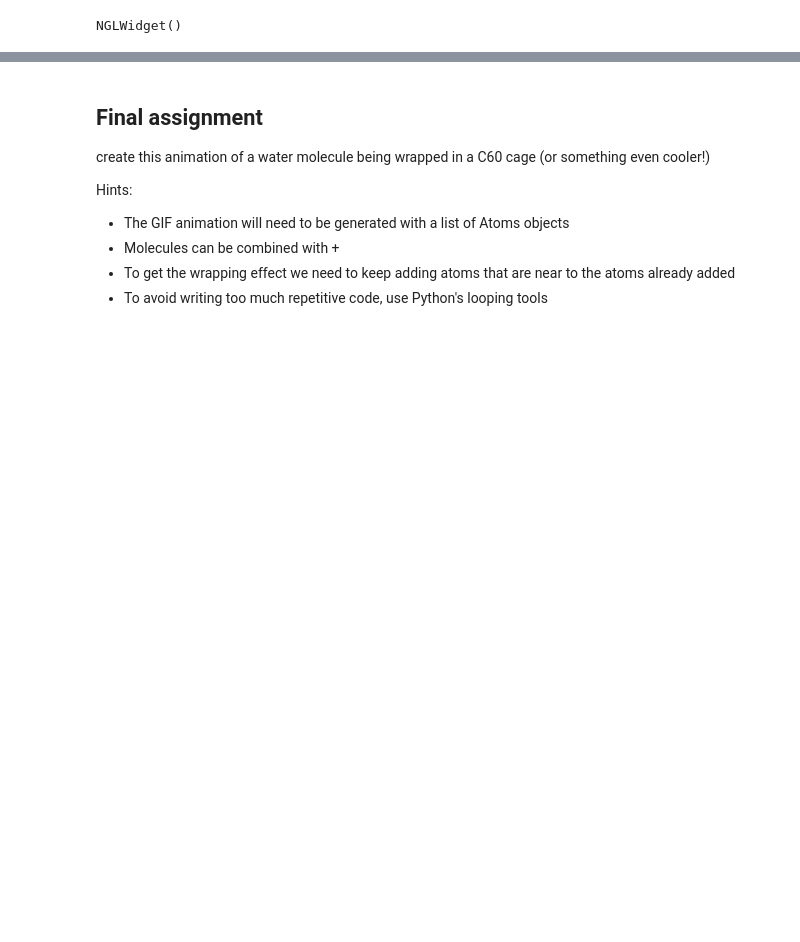
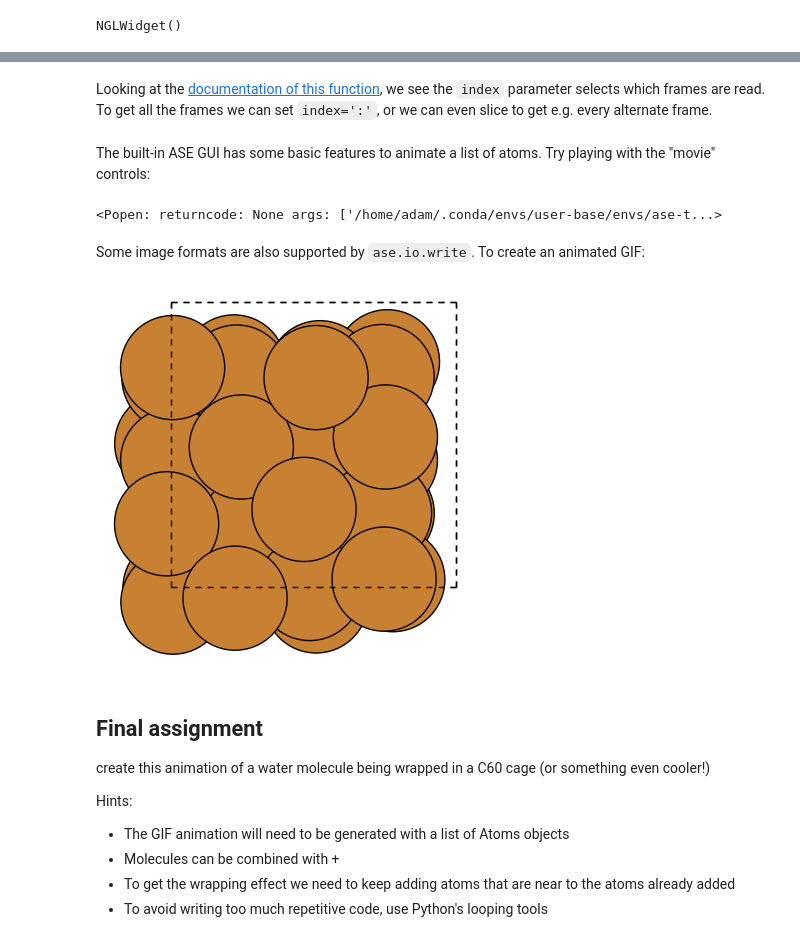
Before and after one commit to ASE-Workshop-2023/tutorial, a Jupyter notebook: development/Atoms.ipynb, the cells around one changed output, grey strips where cells are left out. Drawn from its saved outputs; the diff is of its cells as text; code cells hidden in the pictures; blank space fills up the shorter version.

Commit message:
Atoms tutorial draft: sequences

```diff
--- a/development/Atoms.ipynb
+++ b/development/Atoms.ipynb
@@ -408,0 +426,9 @@ NGLWidget()
+# %%
+atoms = ase.build.bulk('Cu', cubic=True) * 2
+
+atoms_sequence = []
+for frame in range(10):
+    atoms.rattle(stdev=0.02)  # rattle modifies the atoms in-place
+    atoms_sequence.append(atoms.copy())
+
+ase.io.write('cu_rattle.xyz', atoms_sequence, format='extxyz')
@@ -408,0 +444,2 @@ NGLWidget()
+# %% [markdown]
+Looking at the [documentation of this function](https://wiki.fysik.dtu.dk/ase/ase/io/io.html#ase.io.read), we see the `index` parameter selects which frames are read. To get all the frames we can set `index=':'`, or we can even slice to get e.g. every alternate frame.
@@ -409,3 +448,15 @@ NGLWidget()
+# %% [markdown]
+The built-in ASE GUI has some basic features to animate a list of atoms. Try playing with the "movie" controls:
+# %%
+view(atoms_alternating)
+# %% [output]
+<Popen: returncode: None args: ['/home/adam/.conda/envs/user-base/envs/ase-t...>
+# %% [markdown]
+Some image formats are also supported by `ase.io.write`. To create an animated GIF:
+# %%
+ase.io.write('rattle.gif', atoms_sequence)
+# %% [output]
+[figure, added]
 # %% [markdown]
 ## Final assignment
 
```
Also changed, not shown: parts of 9 cells of this notebook.
